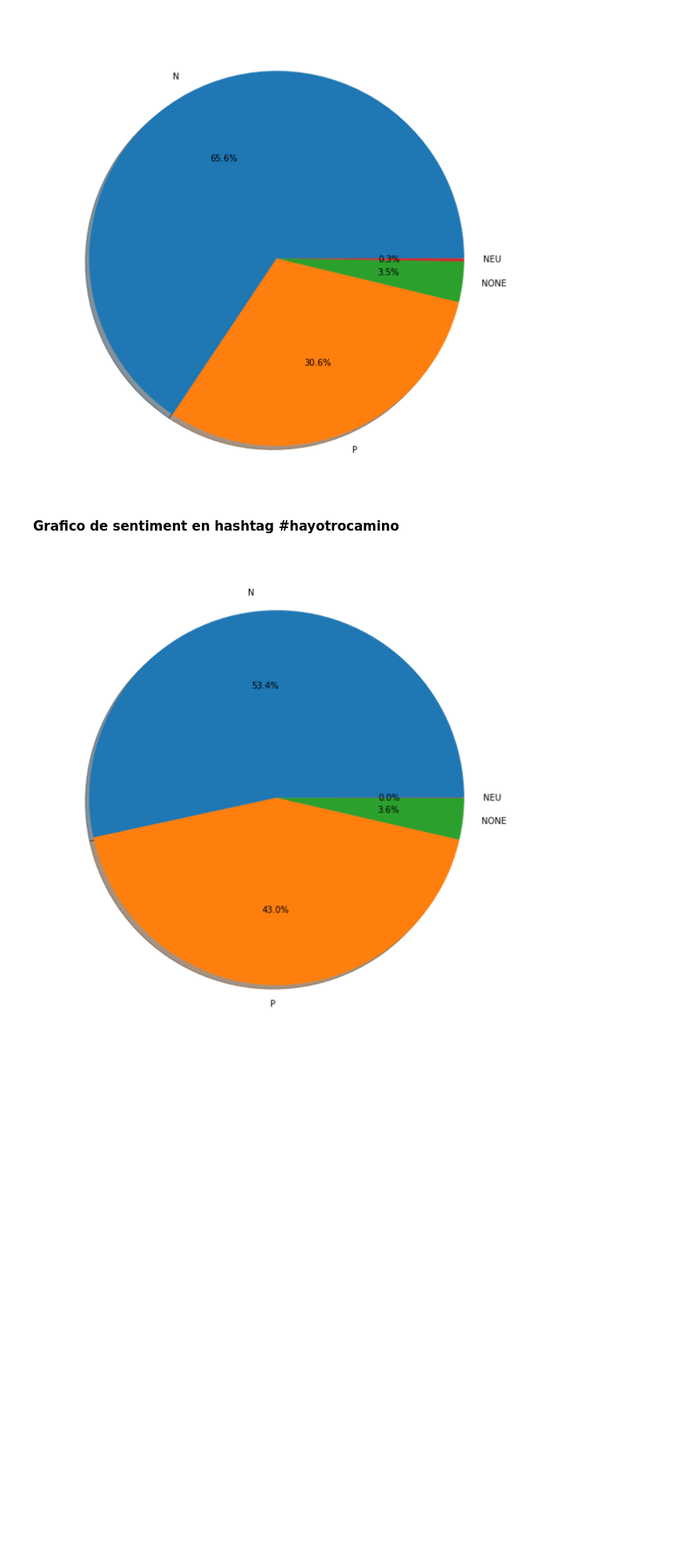
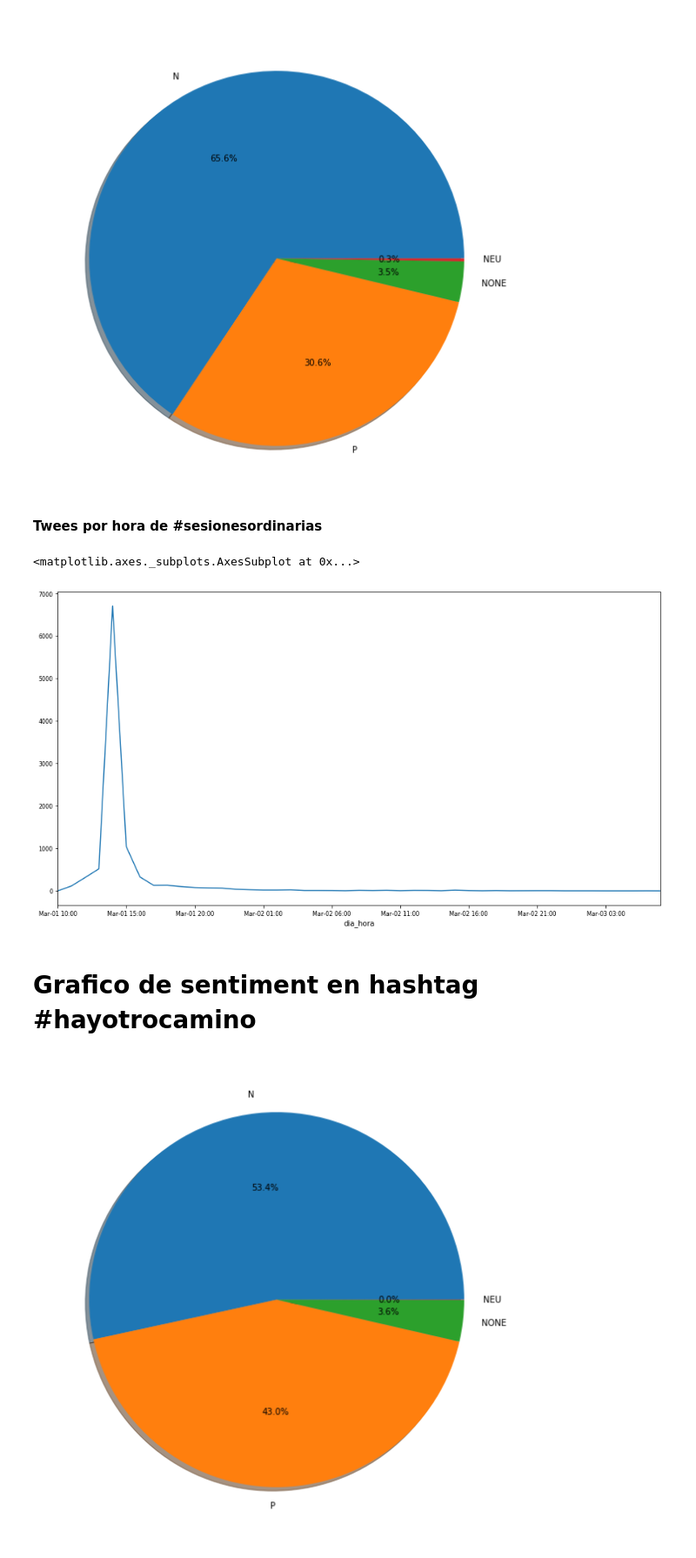
Before and after one commit to causapablo/Tweeter-, a Jupyter notebook: 1.0-analisis-tweets-modified.ipynb, the cells around one changed output. Shown: that part at 87% size. Cells and saved outputs as stored; diff of their text form; code cells hidden in the pictures; blank space fills up the shorter version.

Commit message:
count plots top hashtags

```diff
--- a/1.0-analisis-tweets-modified.ipynb
+++ b/1.0-analisis-tweets-modified.ipynb
@@ -356,8 +357,16 @@ fig1, ax1=plt.subplots(figsize = (10,10));
 ax1.pie(sizes, labels = labels,autopct='%1.1f%%', shadow = True,startangle=0);
 # %% [output]
 [figure]
+# %% [markdown]
+**Twees por hora de #sesionesordinarias**
+# %%
+plot_sesiones_ordinarias = tweets.loc[sesiones_ordinarias,:].groupby(tweets.dia_hora)["dia_hora"].count()
+plot_sesiones_ordinarias.plot(figsize=(15,8), fontsize=8)
+# %% [output]
+<matplotlib.axes._subplots.AxesSubplot at 0x...>
+[figure, added]
 # %% [markdown]
-**Grafico de sentiment en hashtag #hayotrocamino**
+# Grafico de sentiment en hashtag #hayotrocamino
 # %%
 hay_otro_camino = (tweets['hts'].str.contains('hayotrocamino')) & (~tweets.hts.isna())
 pie = tweets[hay_otro_camino].sentiment.value_counts()
```
Also changed, not shown: parts of 12 cells of this notebook.
